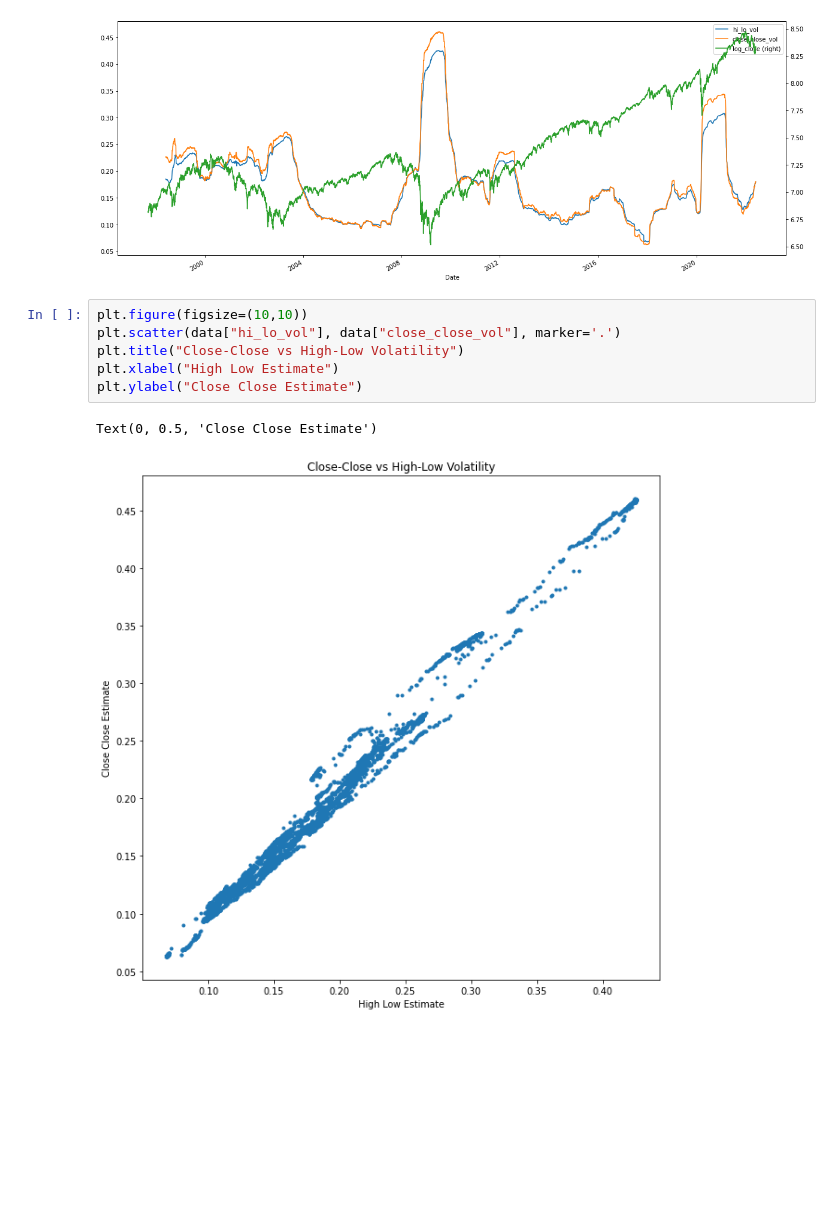
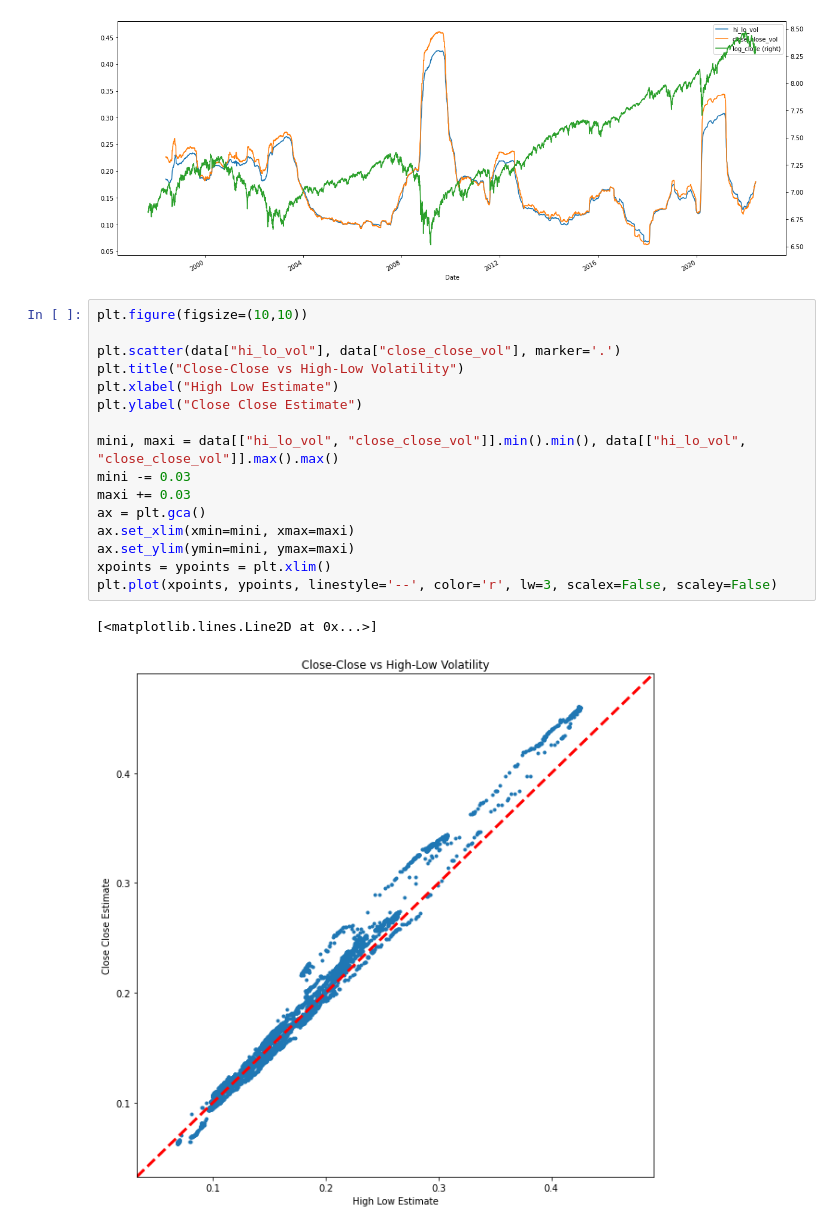
Before and after one commit to maxgao18/AFML, a Jupyter notebook: 19.3.ipynb, the cells around one changed output. Saved outputs shown, nothing was run; the diff lists cells and outputs as text; blank space fills up the shorter version.

```diff
--- a/19.3.ipynb
+++ b/19.3.ipynb
@@ -45,10 +45,20 @@ data[["hi_lo_vol", "close_close_vol", "log_close"]].plot(secondary_y="log_close"
 [figure]
 # %%
 plt.figure(figsize=(10,10))
+
 plt.scatter(data["hi_lo_vol"], data["close_close_vol"], marker='.')
 plt.title("Close-Close vs High-Low Volatility")
 plt.xlabel("High Low Estimate")
 plt.ylabel("Close Close Estimate")
+
+mini, maxi = data[["hi_lo_vol", "close_close_vol"]].min().min(), data[["hi_lo_vol", "close_close_vol"]].max().max()
+mini -= 0.03
+maxi += 0.03
+ax = plt.gca()
+ax.set_xlim(xmin=mini, xmax=maxi)
+ax.set_ylim(ymin=mini, ymax=maxi)
+xpoints = ypoints = plt.xlim()
+plt.plot(xpoints, ypoints, linestyle='--', color='r', lw=3, scalex=False, scaley=False)
 # %% [output]
-Text(0, 0.5, 'Close Close Estimate')
+[<matplotlib.lines.Line2D at 0x...>]
-[figure, old version]
+[figure, new version]
```
